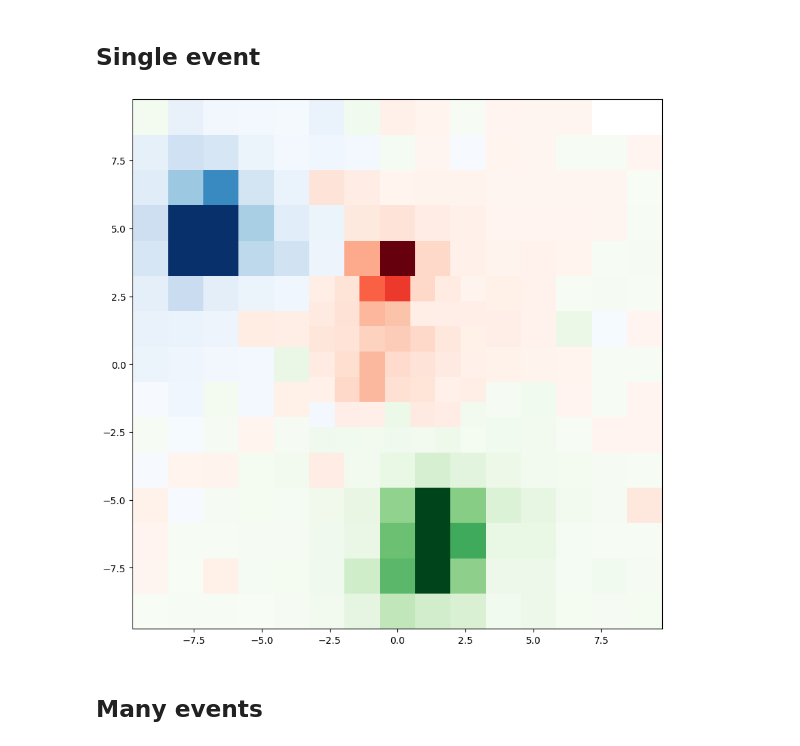
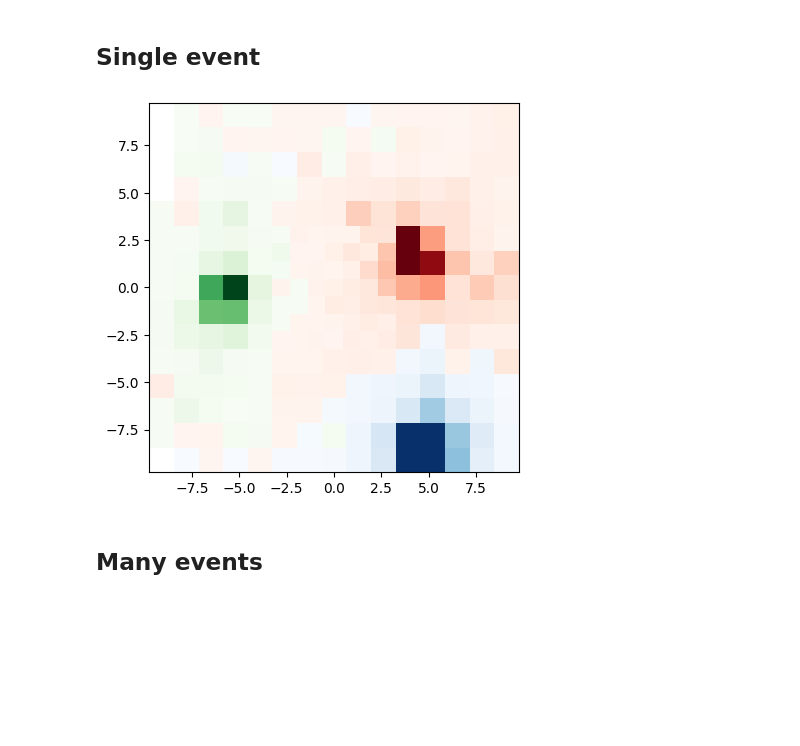
Before and after one commit to Bjartensen/python_focalh_clustering, a Jupyter notebook: notebooks/inspect.ipynb, the cells around one changed output. Drawn from its saved outputs; the diff is of its cells as text; code cells hidden in the pictures; blank space fills up the shorter version.

```diff
--- a/notebooks/inspect.ipynb
+++ b/notebooks/inspect.ipynb
@@ -10,21 +10,25 @@ import focal
 # %% [markdown]
 ## Single event
 # %%
-filename = "/home/bjartur/workspace/focalh_data_transformer/data/converted/E150_P3_N1000.root"
-def plot_single(filename, event=0):
+filename = "/home/bjartur/workspace/python_focalh_clustering/data/E150_P3_N1000.root"
+def plot_single(filename, event=0, ax=None):
+    if ax is None:
+        fig,ax = plt.subplots(figsize=(10,10))
+
     tfile = ROOT.TFile(filename, "READ")
     ttree = tfile.Get("EventsTree")
     foc = focal.FocalH()
 
-    fig, ax = plt.subplots(figsize=(10,10))
-
     foc.heatmap(ttree, event, ax)
     tfile.Close()
 
-plot_single(filename, 900)
+fig,ax = plt.subplots()
+plot_single(filename, 0, ax)
+fig.savefig("transform_heatmap.png", bbox_inches="tight")
+
 #plot_single(filename, 1)
 # %% [output]
-[figure, old version]
+[figure, new version]
 # %% [markdown]
 ## Many events
 # %%
```
Also changed, not shown: parts of 1 cell of this notebook, 9 other files.
